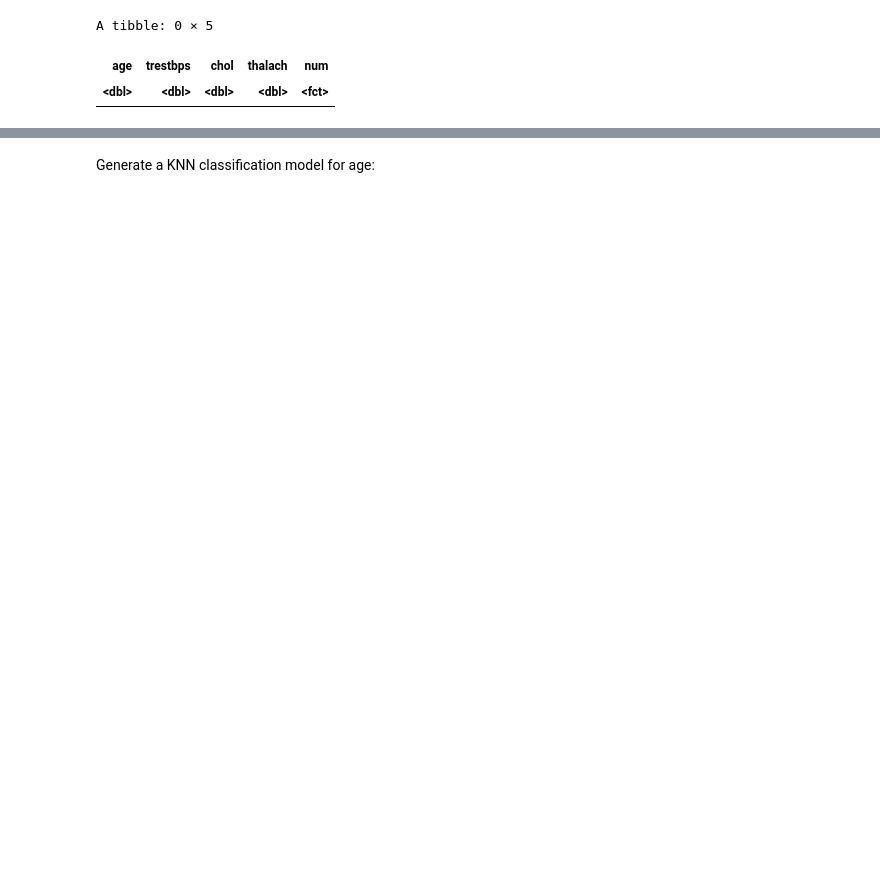
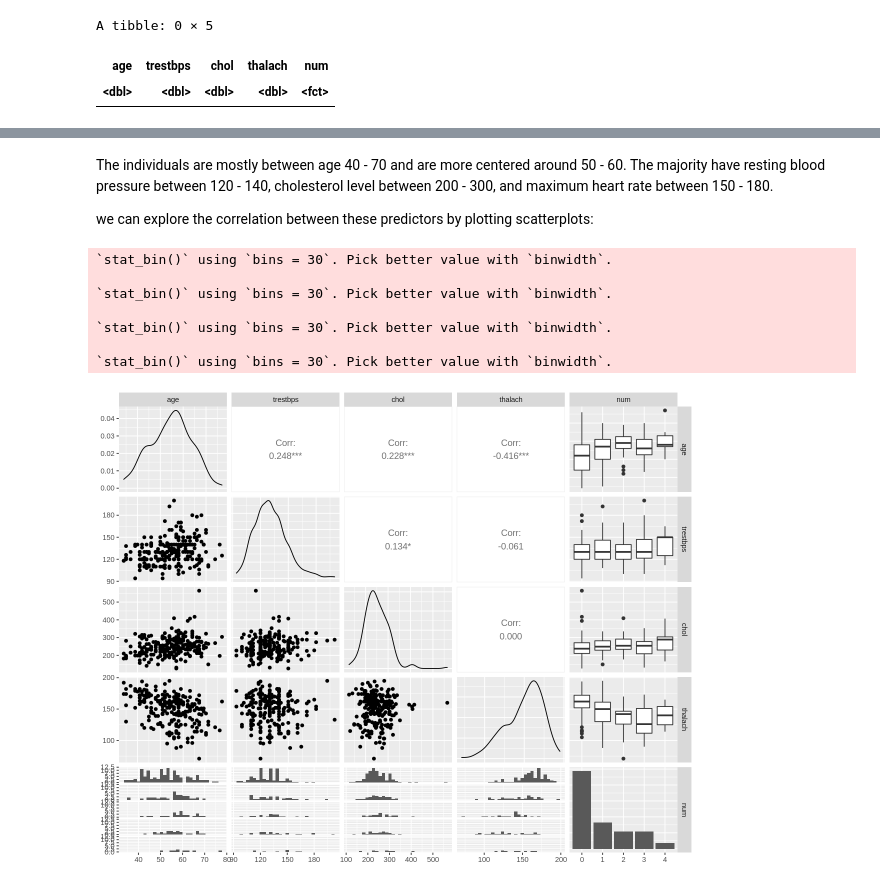
Before and after one commit to Yi-Lin-Wang/Group-32-best-group, a Jupyter notebook: Heart_Disease_Project.ipynb, the cells around one changed output, grey strips where cells are left out. Cells and saved outputs as stored; diff of their text form; code cells hidden in the pictures; blank space fills up the shorter version.

```diff
--- a/Heart_Disease_Project.ipynb
+++ b/Heart_Disease_Project.ipynb
@@ -120,2 +173,18 @@ heart_disease_training |>
-# %% [markdown]
-Generate a KNN classification model for age:
+# %% [markdown]
+The individuals are mostly between age 40 - 70 and are more centered around 50 - 60.
+The majority have resting blood pressure between 120 - 140, cholesterol level between 200 - 300, and maximum heart rate between 150 - 180.
+
+we can explore the correlation between these predictors by plotting scatterplots:
+# %%
+heart_disease_training |>
+    select(age, trestbps, chol, thalach, num) |>
+    ggpairs()
+# %% [output]
+`stat_bin()` using `bins = 30`. Pick better value with `binwidth`.
+
+`stat_bin()` using `bins = 30`. Pick better value with `binwidth`.
+
+`stat_bin()` using `bins = 30`. Pick better value with `binwidth`.
+
+`stat_bin()` using `bins = 30`. Pick better value with `binwidth`.
+[figure, added]
```
Also changed, not shown: parts of 38 cells of this notebook.
